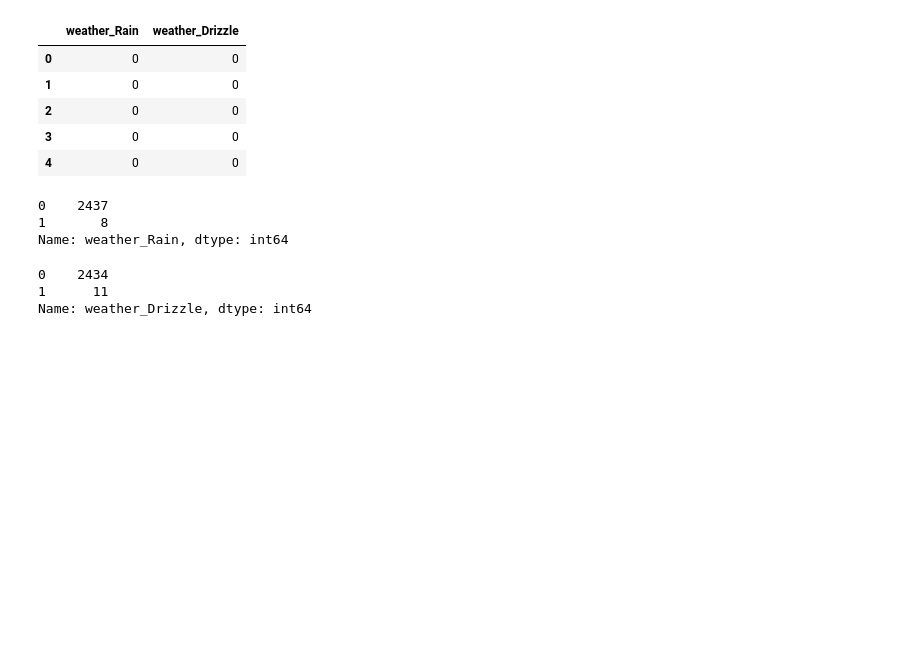
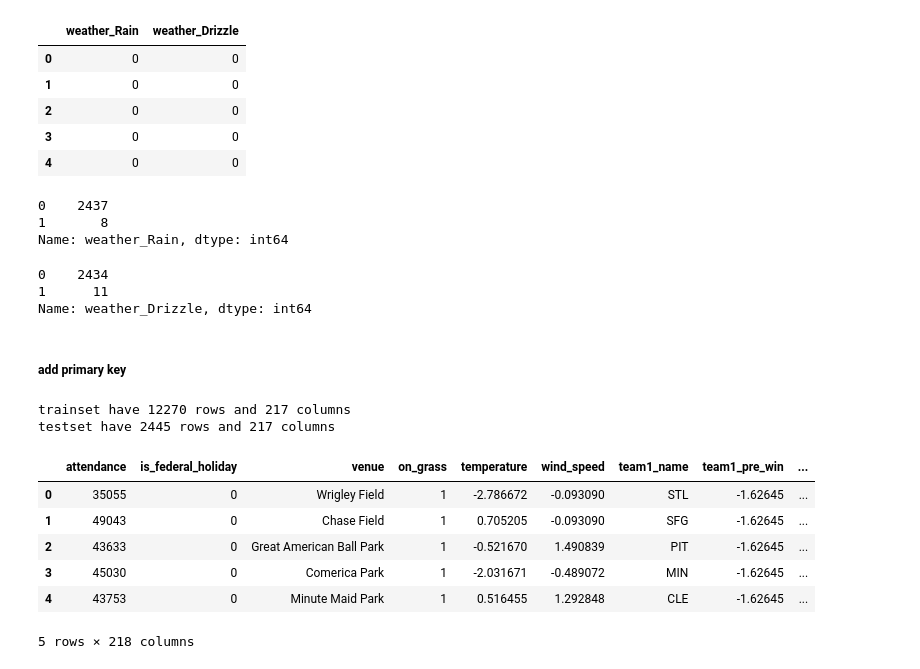
Before and after one commit to RDOGS-Friendz/SLDL-MLB-ATT-Prediction, a Jupyter notebook: statistical-learning/data_cleaning.ipynb, the cells around one changed output. Drawn from its saved outputs; the diff is of its cells as text; code cells hidden in the pictures; blank space fills up the shorter version.

Commit message:
Add game_page_url to dataset

```diff
--- a/statistical-learning/data_cleaning.ipynb
+++ b/statistical-learning/data_cleaning.ipynb
@@ -577,3 +577,31 @@ testset['weather_Drizzle'].value_counts()
 0    2434
 1      11
 Name: weather_Drizzle, dtype: int64
+# %% [markdown]
+##### add primary key
+# %%
+import pandas as pd
+trainset = pd.read_csv("processed_training.csv")
+testset = pd.read_csv("processed_test.csv")
+
+# take a look at the data
+print(f"trainset have {trainset.shape[0]} rows and {trainset.shape[1]} columns")
+print(f"testset have {testset.shape[0]} rows and {testset.shape[1]} columns")
+# %% [output]
+trainset have 12270 rows and 217 columns
+testset have 2445 rows and 217 columns
+# %%
+url_train = pd.read_csv("game_page_url_train.csv")
+url_test = pd.read_csv("game_page_url_test.csv")
+# %%
+trainset['game_page_url'] = url_train['game_page_url']
+testset['game_page_url'] = url_test['game_page_url']
+trainset.head()
+# %% [output]
+|  | attendance | is_federal_holiday | venue | on_grass | temperature | wind_speed | team1_name | team1_pre_win | ... |
+| 0 | 35055 | 0 | Wrigley Field | 1 | -2.786672 | -0.093090 | STL | -1.62645 | ... |
+| 1 | 49043 | 0 | Chase Field | 1 | 0.705205 | -0.093090 | SFG | -1.62645 | ... |
+| 2 | 43633 | 0 | Great American Ball Park | 1 | -0.521670 | 1.490839 | PIT | -1.62645 | ... |
+| 3 | 45030 | 0 | Comerica Park | 1 | -2.031671 | -0.489072 | MIN | -1.62645 | ... |
+| 4 | 43753 | 0 | Minute Maid Park | 1 | 0.516455 | 1.292848 | CLE | -1.62645 | ... |
+5 rows × 218 columns
```
Also changed, not shown: parts of 1 cell of this notebook, 4 other files.
